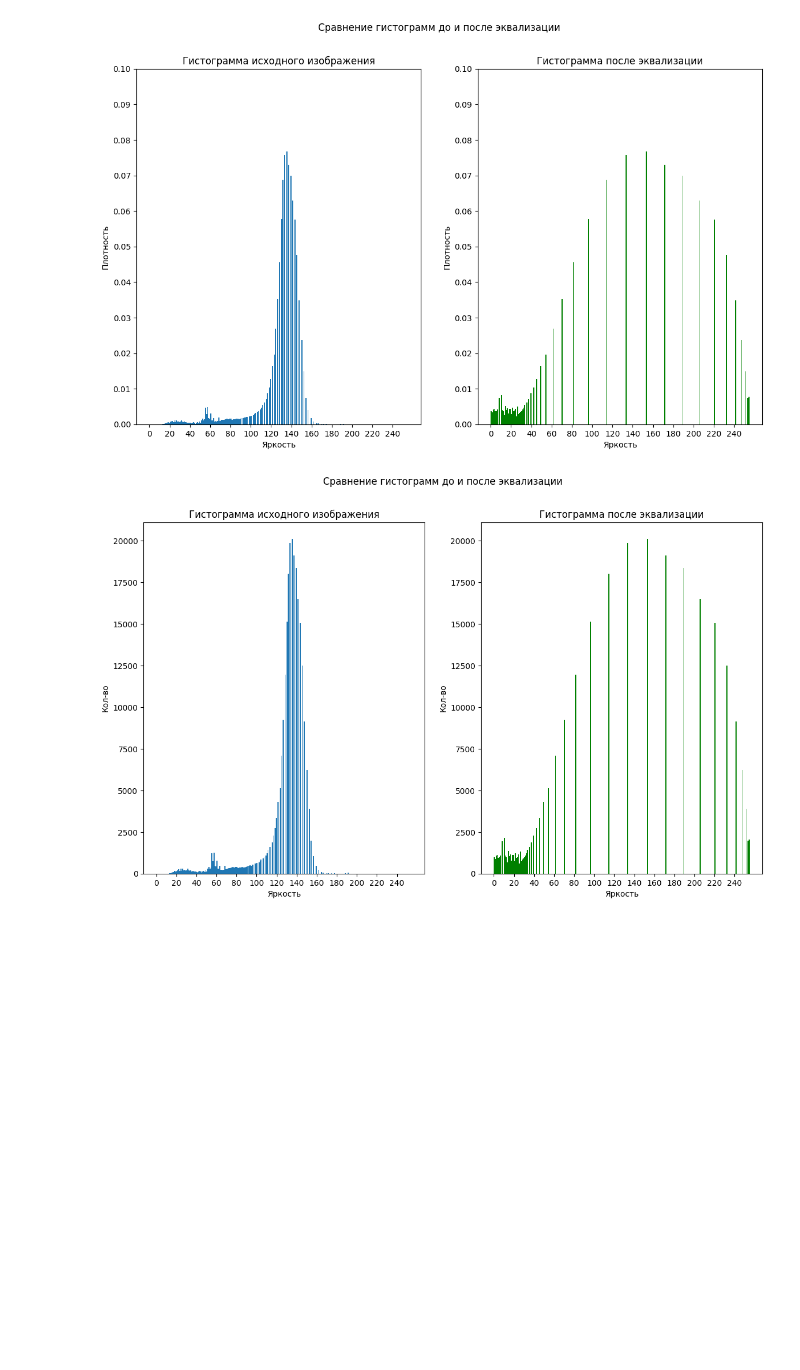
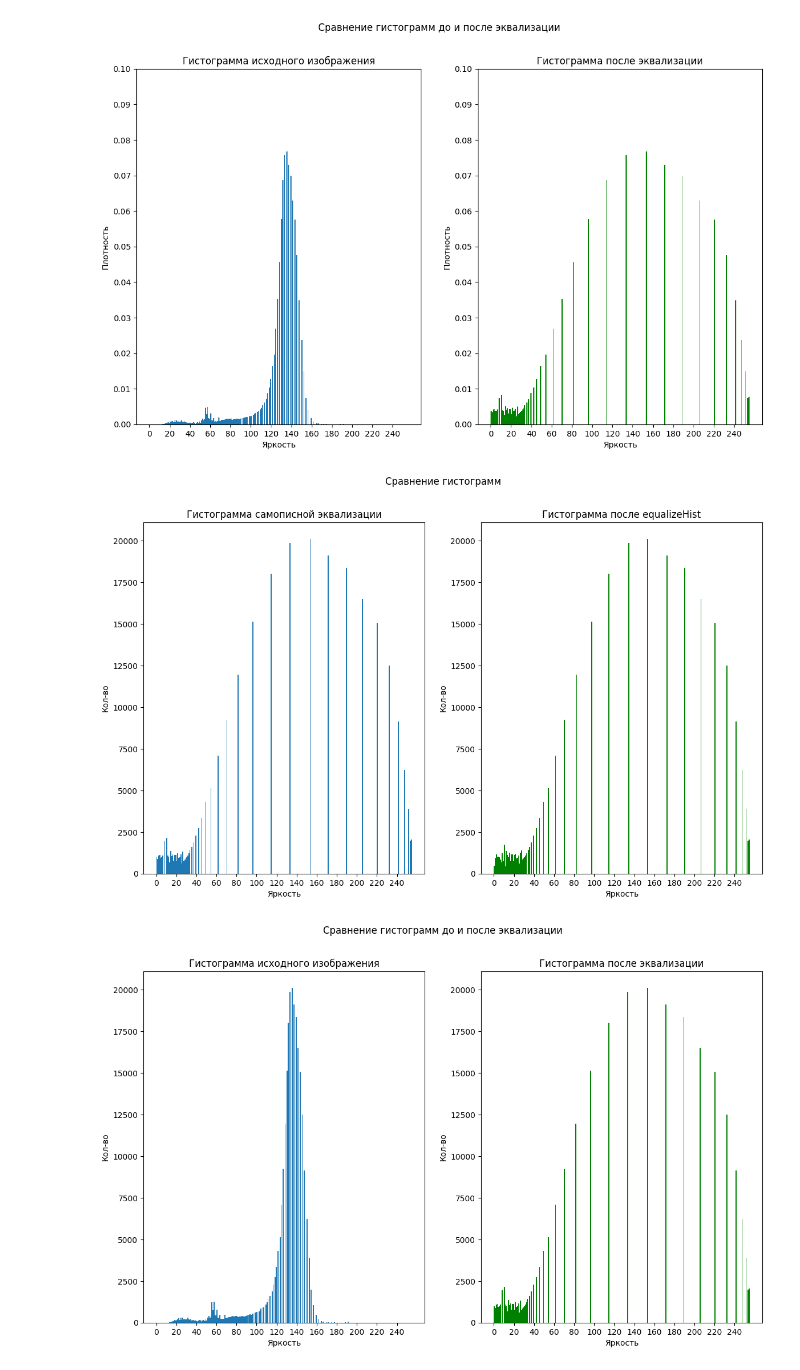
Before and after one commit to razzzenya/IMAGE_LAB1, a Jupyter notebook: main.ipynb, the cells around one changed output. Cells and saved outputs as stored; diff of their text form; code cells hidden in the pictures; blank space fills up the shorter version.

```diff
--- a/main.ipynb
+++ b/main.ipynb
@@ -222,6 +222,31 @@ plt.suptitle('Сравнение гистограмм до и после экв
 plt.show()
 # %% [output]
 [figure]
+# %%
+
+img_eq_cv = cv2.equalizeHist(img_np)
+
+bins = np.arange(0, 256, 1)
+fig, axes = plt.subplots(1, 2, figsize=(14,8))
+
+f_values, f_bins, _ = axes[0].hist(equalization_img.flatten(), bins=bins, density=False)
+g_values, g_bins, _ = axes[1].hist(img_eq_cv.flatten(), bins=bins, color='green', density=False)
+
+axes[0].set_title('Гистограмма самописной эквализации')
+axes[0].set_xlabel('Яркость')
+axes[0].set_ylabel('Кол-во')
+
+axes[1].set_title('Гистограмма после equalizeHist')
+axes[1].set_xlabel('Яркость')
+axes[1].set_ylabel('Кол-во')
+
+for ax in axes:
+    ax.set_xticks(np.arange(0, 256, 20))
+
+plt.suptitle('Сравнение гистограмм')
+plt.show()
+# %% [output]
+[figure, added]
 # %%
 bins = np.arange(0, 256, 1)
 
```
Also changed, not shown: parts of 4 cells of this notebook, 1 other file.
